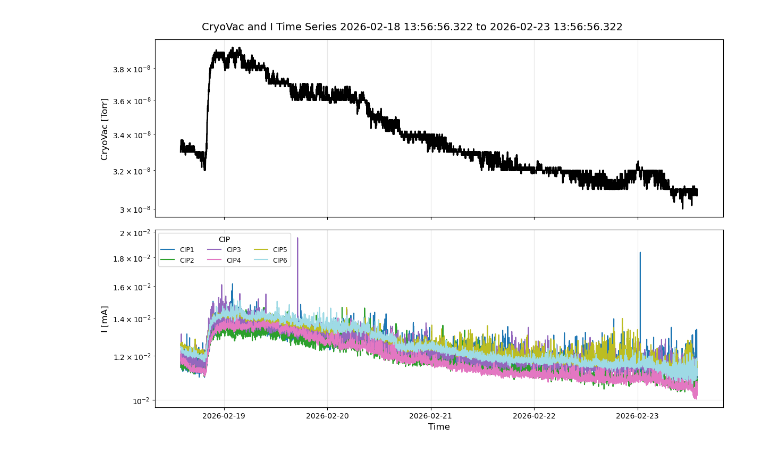
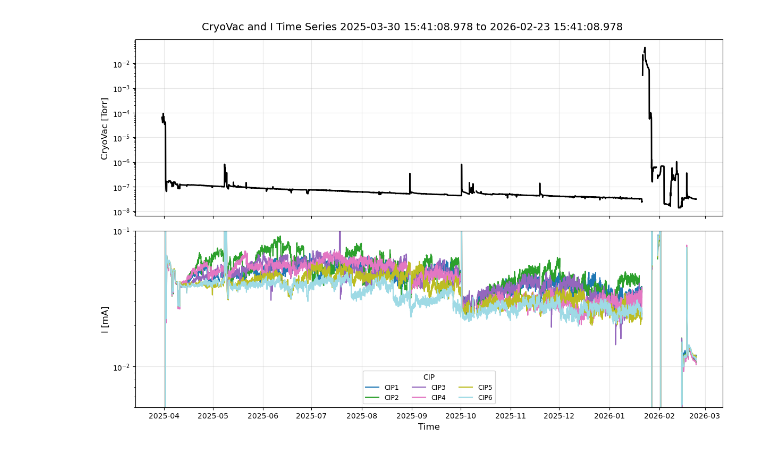
Before and after one commit to lsst/CameraTimesSquare, a Jupyter notebook: operations/vacuum.ipynb, the cells around one changed output. Saved outputs shown, nothing was run; the diff lists cells and outputs as text; code cells hidden in the pictures.

Commit message:
forced plot range

```diff
--- a/operations/vacuum.ipynb
+++ b/operations/vacuum.ipynb
@@ -1,7 +1,7 @@
 # %%
 t_end = 'Now'
-duration_in_day = 5
-time_interval = '1m'
+duration_in_day = 330
+time_interval = '1h'
 # %%
 import pandas as pd
 import matplotlib.pyplot as plt
@@ -188,31 +190,32 @@ fig, (ax1, ax2) = plt.subplots(2, 1, figsize=(12, 8), sharex=True)
 
 # CryoVac vs time
 ax1.plot(df_cryo.index, df_cryo["CryoVac"], color="black", linewidth=2)
 ax1.set_ylabel("CryoVac [Torr]", fontsize=12)
 ax1.set_yscale("log")
 ax1.grid(True, alpha=0.3)
 
 # I vs time for each CIP
 cips = sorted(df_i["Cip"].dropna().unique())
 cmap = plt.get_cmap("tab20", len(cips))
 for i, cip in enumerate(cips):
     sub = df_i[df_i["Cip"] == cip]
     y = sub["I"] - OFFSET.get(cip, 0.0)
     ax2.plot(sub.index, y, linewidth=1.5, color=cmap(i), label=f"{cip}")
 
 ax2.set_ylabel("I [mA]", fontsize=12)
 ax2.set_xlabel("Time", fontsize=12)
 ax2.set_yscale("log")
+ax2.set_ylim(0.5e-2,1e-1)
 ax2.grid(True, alpha=0.3)
 ax2.legend(title="CIP", ncol=3, fontsize=9)
 
 plot_title = (
     f"CryoVac and I Time Series {t_start} to {t_end_iso}"
     if "t_start" in globals() and "t_end_iso" in globals()
     else "CryoVac and I Time Series"
  )
 fig.suptitle(plot_title, fontsize=14)
 plt.tight_layout()
 plt.show()
 # %% [output]
-[figure, old version]
+[figure, new version]
```
Also changed, not shown: parts of 1 cell of this notebook.
